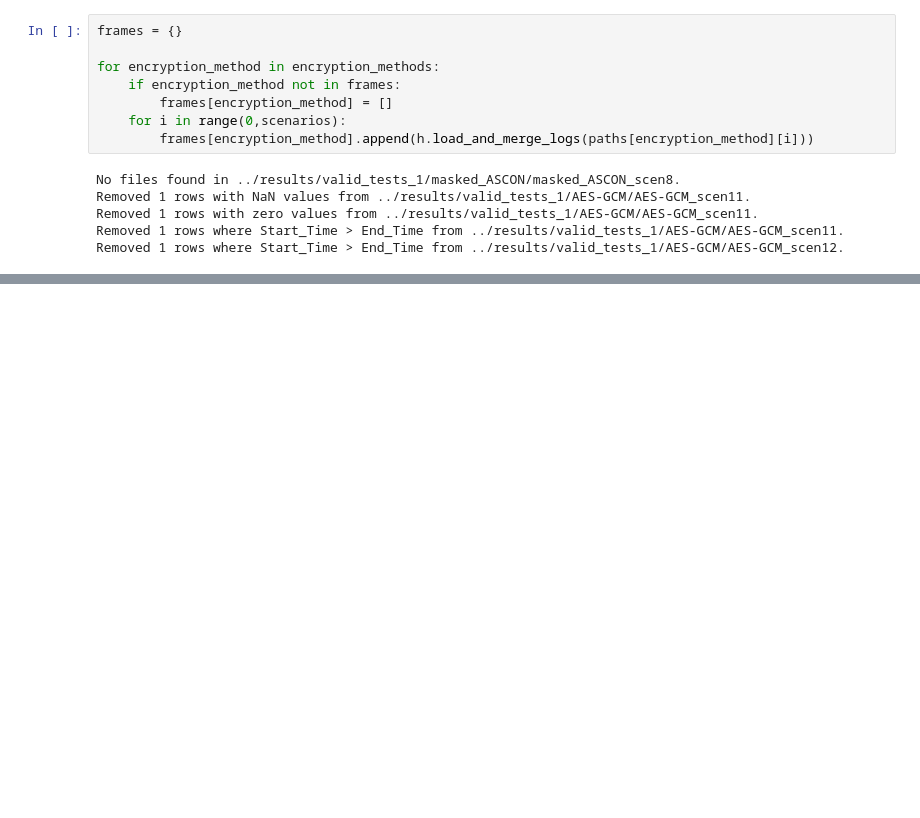
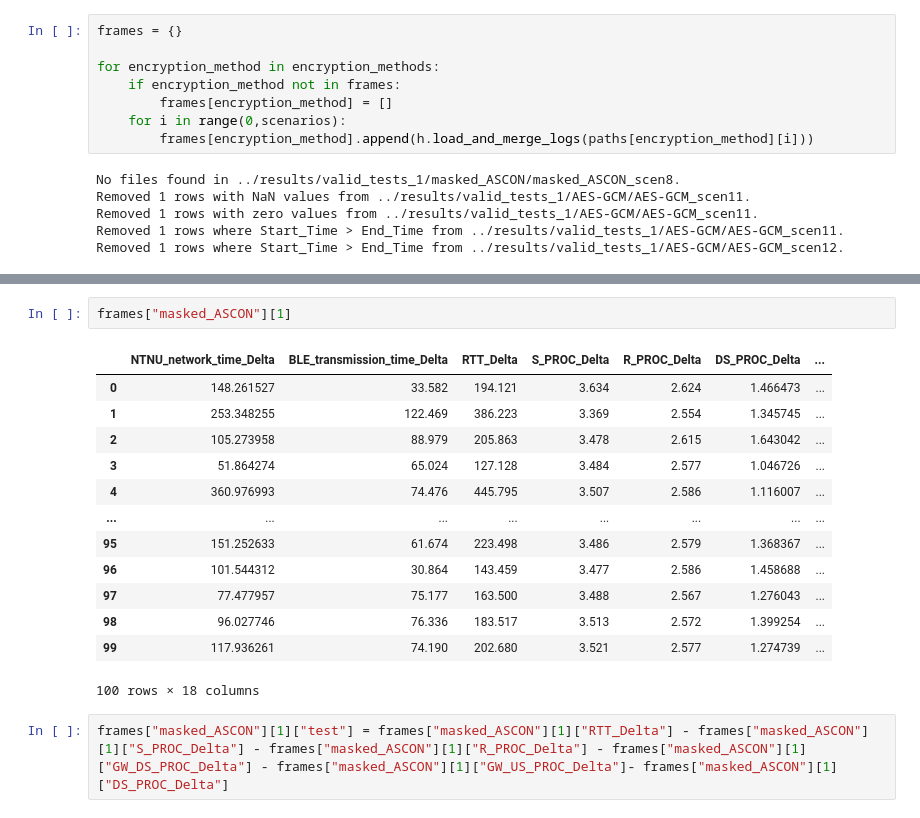
Before and after one commit to nemisis84/ASCON-encryption-for-MCUs-in-an-MQTT-network, a Jupyter notebook: data-storage/analysis/analysis.ipynb, the cells around one changed output, grey strips where cells are left out. Drawn from its saved outputs; the diff is of its cells as text; blank space fills up the shorter version.

```diff
--- a/data-storage/analysis/analysis.ipynb
+++ b/data-storage/analysis/analysis.ipynb
@@ -51,3 +56,21 @@ add_hw_and_networking_time(frames)
+# %%
+frames["masked_ASCON"][1]
+# %% [output]
+|  | NTNU_network_time_Delta | BLE_transmission_time_Delta | RTT_Delta | S_PROC_Delta | R_PROC_Delta | DS_PROC_Delta | ... |
+| 0 | 148.261527 | 33.582 | 194.121 | 3.634 | 2.624 | 1.466473 | ... |
+| 1 | 253.348255 | 122.469 | 386.223 | 3.369 | 2.554 | 1.345745 | ... |
+| 2 | 105.273958 | 88.979 | 205.863 | 3.478 | 2.615 | 1.643042 | ... |
+| 3 | 51.864274 | 65.024 | 127.128 | 3.484 | 2.577 | 1.046726 | ... |
+| 4 | 360.976993 | 74.476 | 445.795 | 3.507 | 2.586 | 1.116007 | ... |
+| ... | ... | ... | ... | ... | ... | ... | ... |
+| 95 | 151.252633 | 61.674 | 223.498 | 3.486 | 2.579 | 1.368367 | ... |
+| 96 | 101.544312 | 30.864 | 143.459 | 3.477 | 2.586 | 1.458688 | ... |
+| 97 | 77.477957 | 75.177 | 163.500 | 3.488 | 2.567 | 1.276043 | ... |
+| 98 | 96.027746 | 76.336 | 183.517 | 3.513 | 2.572 | 1.399254 | ... |
+| 99 | 117.936261 | 74.190 | 202.680 | 3.521 | 2.577 | 1.274739 | ... |
+100 rows × 18 columns
+# %%
+frames["masked_ASCON"][1]["test"] = frames["masked_ASCON"][1]["RTT_Delta"] - frames["masked_ASCON"][1]["S_PROC_Delta"] - frames["masked_ASCON"][1]["R_PROC_Delta"] - frames["masked_ASCON"][1]["GW_DS_PROC_Delta"] - frames["masked_ASCON"][1]["GW_US_PROC_Delta"]- frames["masked_ASCON"][1]["DS_PROC_Delta"]
 # %%
 # h.get_stats(frames, 1, "RTT")
 frames["masked_ASCON"][9].columns
```
Also changed, not shown: parts of 6 cells of this notebook, 2 other files.
